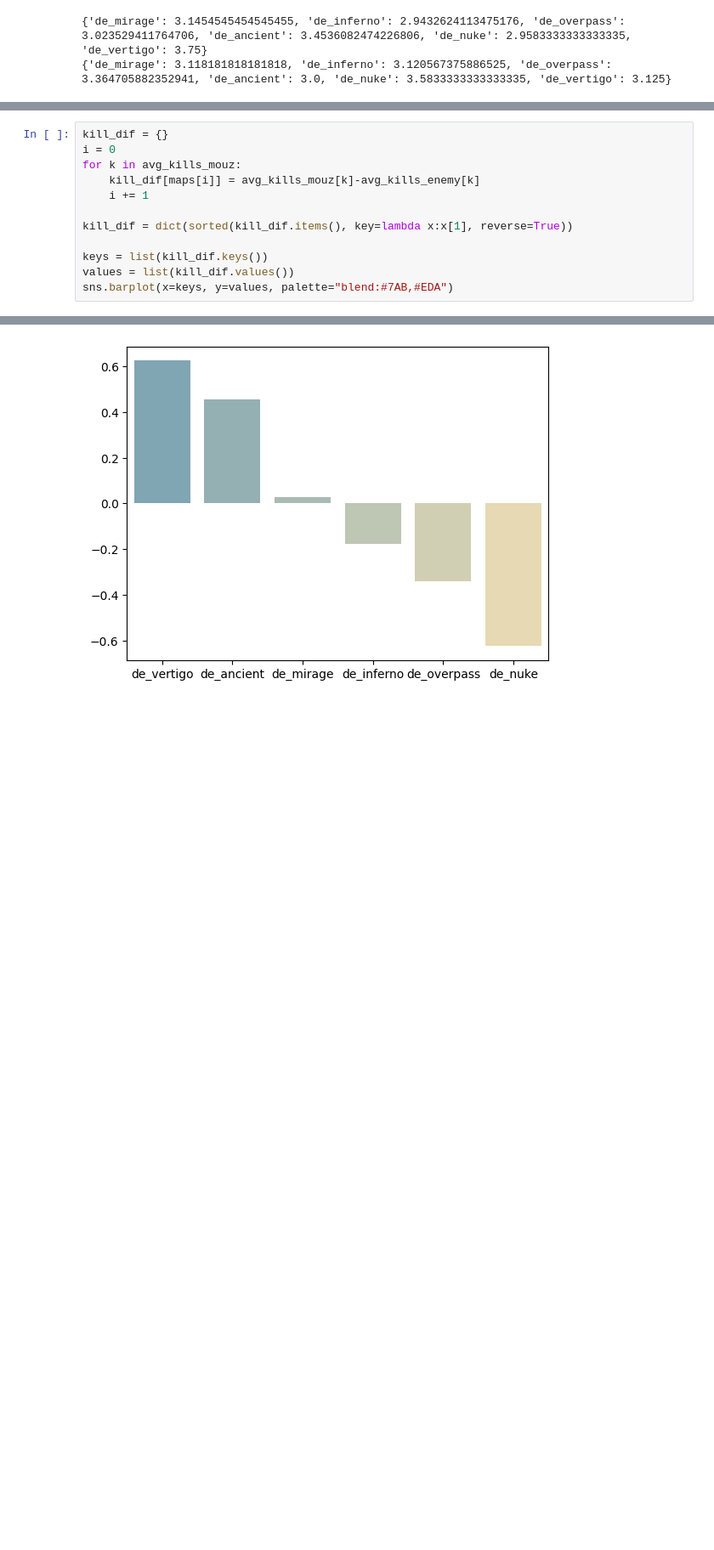
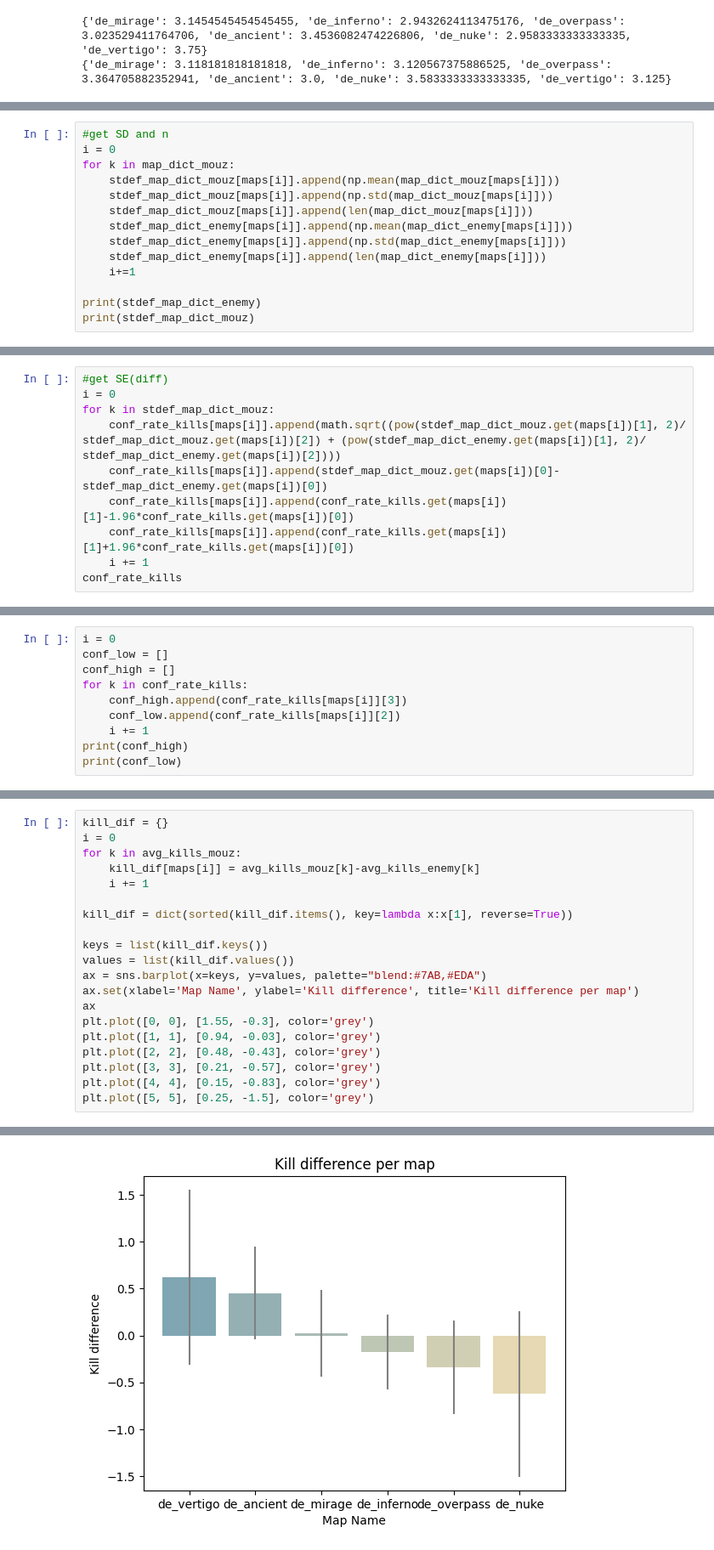
Before and after one commit to Wessel-Ekkelenkamp/DataScience, a Jupyter notebook: CS_GO_data.ipynb, the cells around one changed output, grey strips where cells are left out. Shown at 85% size. Drawn from its saved outputs; the diff is of its cells as text; blank space fills up the shorter version.

```diff
--- a/CS_GO_data.ipynb
+++ b/CS_GO_data.ipynb
@@ -104,0 +93,14 @@ print(avg_kills_enemy)
+# %%
+#get SD and n
+i = 0
+for k in map_dict_mouz:
+    stdef_map_dict_mouz[maps[i]].append(np.mean(map_dict_mouz[maps[i]]))
+    stdef_map_dict_mouz[maps[i]].append(np.std(map_dict_mouz[maps[i]]))
+    stdef_map_dict_mouz[maps[i]].append(len(map_dict_mouz[maps[i]]))
+    stdef_map_dict_enemy[maps[i]].append(np.mean(map_dict_enemy[maps[i]]))
+    stdef_map_dict_enemy[maps[i]].append(np.std(map_dict_enemy[maps[i]]))
+    stdef_map_dict_enemy[maps[i]].append(len(map_dict_enemy[maps[i]]))
+    i+=1
+
+print(stdef_map_dict_enemy)
+print(stdef_map_dict_mouz)
@@ -104,0 +110,10 @@ print(avg_kills_enemy)
+# %%
+#get SE(diff)
+i = 0
+for k in stdef_map_dict_mouz:
+    conf_rate_kills[maps[i]].append(math.sqrt((pow(stdef_map_dict_mouz.get(maps[i])[1], 2)/ stdef_map_dict_mouz.get(maps[i])[2]) + (pow(stdef_map_dict_enemy.get(maps[i])[1], 2)/ stdef_map_dict_enemy.get(maps[i])[2])))
+    conf_rate_kills[maps[i]].append(stdef_map_dict_mouz.get(maps[i])[0]-stdef_map_dict_enemy.get(maps[i])[0])
+    conf_rate_kills[maps[i]].append(conf_rate_kills.get(maps[i])[1]-1.96*conf_rate_kills.get(maps[i])[0])
+    conf_rate_kills[maps[i]].append(conf_rate_kills.get(maps[i])[1]+1.96*conf_rate_kills.get(maps[i])[0])
+    i += 1
+conf_rate_kills
@@ -104,0 +138,10 @@ print(avg_kills_enemy)
+# %%
+i = 0
+conf_low = []
+conf_high = []
+for k in conf_rate_kills:
+    conf_high.append(conf_rate_kills[maps[i]][3])
+    conf_low.append(conf_rate_kills[maps[i]][2])
+    i += 1
+print(conf_high)
+print(conf_low)
@@ -113,5 +159,13 @@ kill_dif = dict(sorted(kill_dif.items(), key=lambda x:x[1], reverse=True))
 
 keys = list(kill_dif.keys())
 values = list(kill_dif.values())
-sns.barplot(x=keys, y=values, palette="blend:#7AB,#EDA")
+ax = sns.barplot(x=keys, y=values, palette="blend:#7AB,#EDA")
+ax.set(xlabel='Map Name', ylabel='Kill difference', title='Kill difference per map')
+ax
+plt.plot([0, 0], [1.55, -0.3], color='grey')
+plt.plot([1, 1], [0.94, -0.03], color='grey')
+plt.plot([2, 2], [0.48, -0.43], color='grey')
+plt.plot([3, 3], [0.21, -0.57], color='grey')
+plt.plot([4, 4], [0.15, -0.83], color='grey')
+plt.plot([5, 5], [0.25, -1.5], color='grey')
 # %% [output]
@@ -119,2 +173,2 @@ sns.barplot(x=keys, y=values, palette="blend:#7AB,#EDA")
-[figure, old version]
+[figure, new version]
 # %%
```
Also changed, not shown: parts of 9 cells of this notebook.
